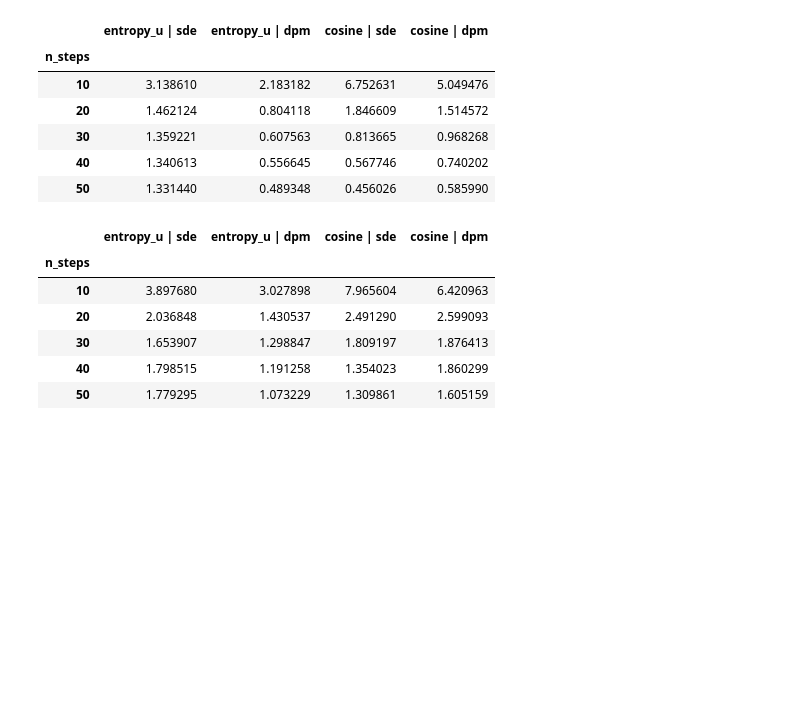
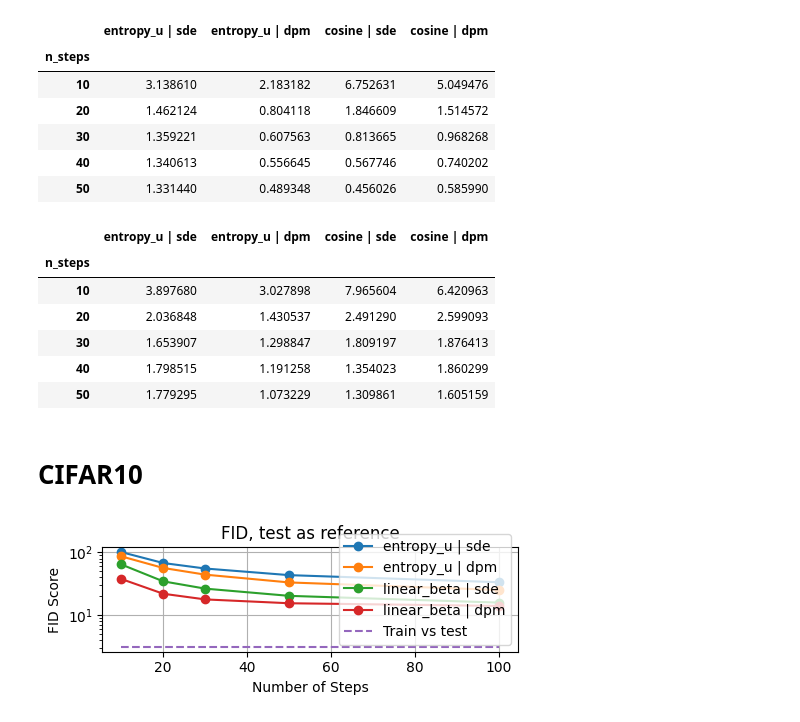
Before and after one commit to antoniibelyshev/physics-of-diffusion-models, a Jupyter notebook: analyze_fids.ipynb, the cells around one changed output. Saved outputs shown, nothing was run; the diff lists cells and outputs as text; code cells hidden in the pictures; blank space fills up the shorter version.

```diff
--- a/analyze_fids.ipynb
+++ b/analyze_fids.ipynb
@@ -83,3 +79,26 @@ df_test
 | 30 | 1.653907 | 1.298847 | 1.809197 | 1.876413 |
 | 40 | 1.798515 | 1.191258 | 1.354023 | 1.860299 |
 | 50 | 1.779295 | 1.073229 | 1.309861 | 1.605159 |
+# %% [markdown]
+# CIFAR10
+# %%
+# df_train = prepare_fid_df(pd.read_csv("results/fid.csv"))
+df_test = prepare_fid_df(pd.read_csv("results/cifar10_test_fid.csv"))
+
+config = load_config()
+config.fid.train = True
+train_test_fid = get_compute_fid(config)(get_data_tensor(config, train=False))
+
+df_test.plot(marker="o", figsize=(5, 2))
+plt.plot(df_test.index, [train_test_fid] * len(df_test), linestyle="--", label="Train vs test")
+plt.xlabel("Number of Steps")
+plt.ylabel("FID Score")
+plt.title(f"FID, test as reference")
+plt.legend()
+plt.grid(True)
+plt.yscale("log")
+
+plt.tight_layout()
+plt.show()
+# %% [output]
+[figure, added]
```
Also changed, not shown: parts of 5 cells of this notebook, 6 other files.
